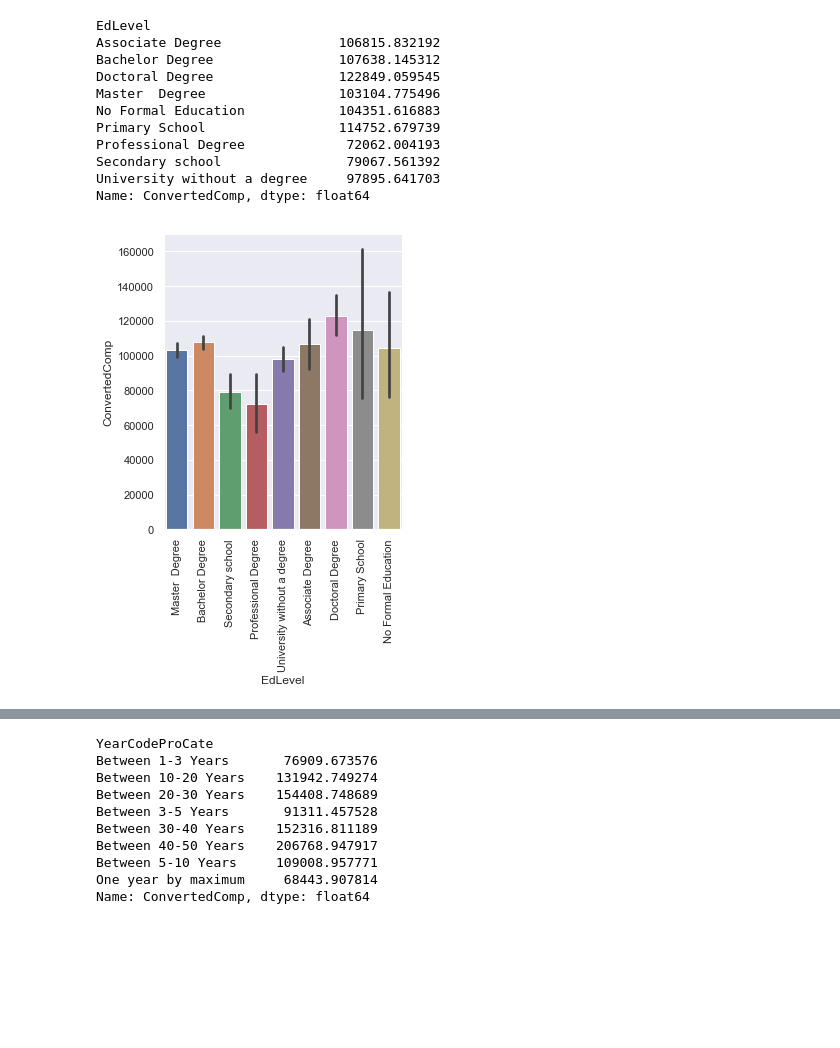
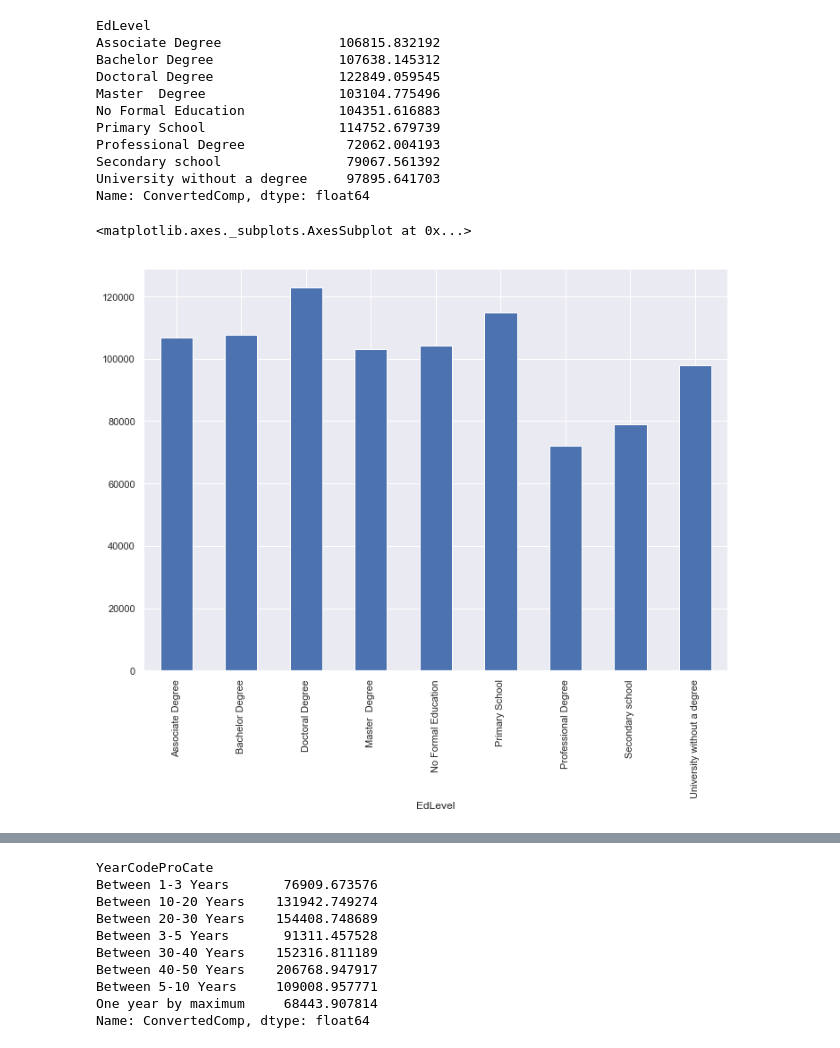
Before and after one commit to AmiraSwedan/2020-DevSurvey-StackOverflow, a Jupyter notebook: Analyzing 2020 Developers Survey.ipynb, the cells around one changed output, grey strips where cells are left out. Cells and saved outputs as stored; diff of their text form; code cells hidden in the pictures; blank space fills up the shorter version.

```diff
--- a/Analyzing 2020 Developers Survey.ipynb
+++ b/Analyzing 2020 Developers Survey.ipynb
@@ -194,9 +195,9 @@ Professional Degree             72062.004193
 Secondary school                79067.561392
 University without a degree     97895.641703
 Name: ConvertedComp, dtype: float64
-# %%
-g= sns.catplot(x="EdLevel", y="ConvertedComp", kind="bar", data=df)
-g.set_xticklabels(rotation=90);
-# %% [output]
-[figure, removed]
+# %%
+df.groupby('EdLevel')['ConvertedComp'].mean().plot (kind = 'bar'); #Average Salary according to education level
+# %% [output]
+<matplotlib.axes._subplots.AxesSubplot at 0x...>
+[figure, added]
 # %%
```
Also changed, not shown: parts of 18 cells of this notebook.
